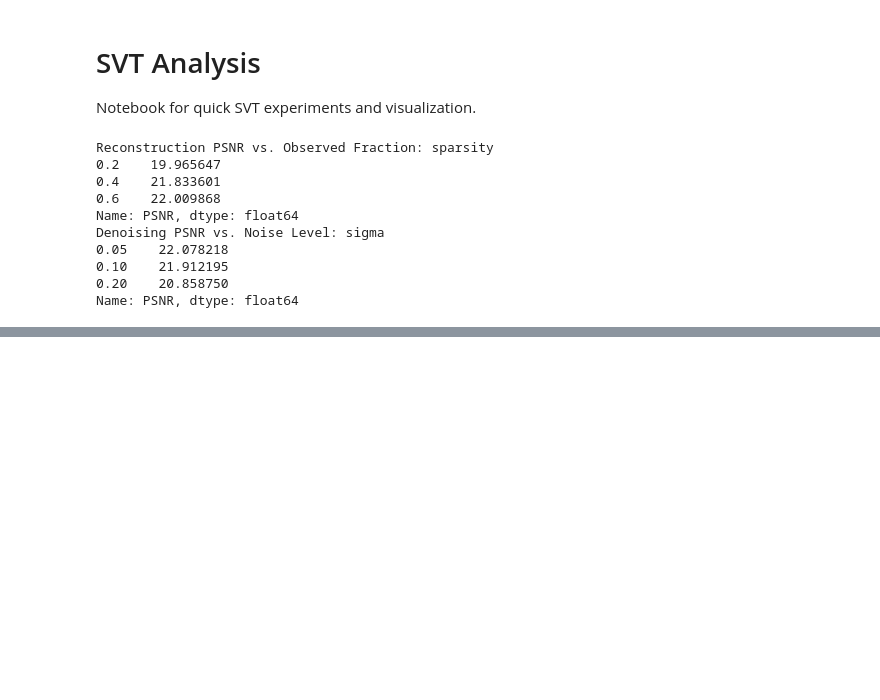
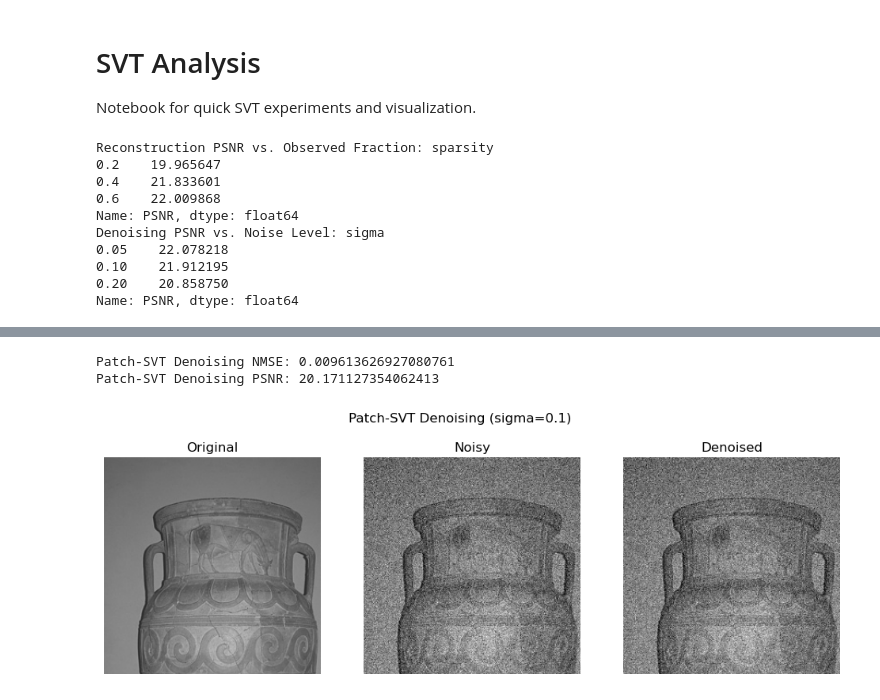
Before and after one commit to saramilovanova/nuclear-norm-data-reconstruction, a Jupyter notebook: notebooks/svt_analysis.ipynb, the cells around one changed output, grey strips where cells are left out. Cells and saved outputs as stored; diff of their text form; code cells hidden in the pictures; blank space fills up the shorter version.

```diff
--- a/notebooks/svt_analysis.ipynb
+++ b/notebooks/svt_analysis.ipynb
@@ -165,0 +289,14 @@ PSNR: 22.27323830555981
+# %%
+print("Patch-SVT Denoising NMSE:", nmse(X, X_denoised_patch, data_range=1.0))
+print("Patch-SVT Denoising PSNR:", psnr(X, X_denoised_patch, data_range=1.0))
+
+show_results(
+    X,
+    X_denoised_patch,
+    X_noisy=X_noisy,
+    title=f"Patch-SVT Denoising (sigma={sigma})"
+)
+# %% [output]
+Patch-SVT Denoising NMSE: 0.009613626927080761
+Patch-SVT Denoising PSNR: 20.171127354062413
+[figure, added]
```
Also changed, not shown: parts of 16 cells of this notebook, 9 other files.
